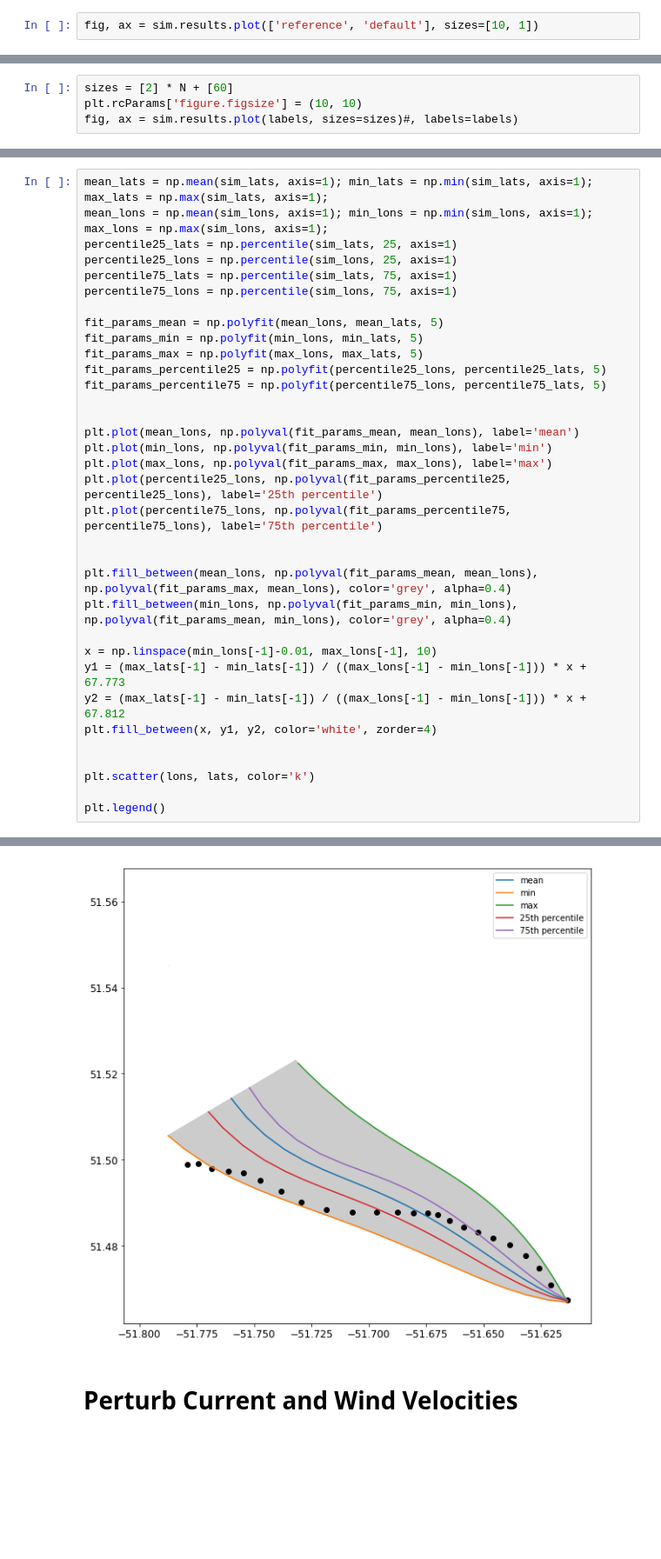
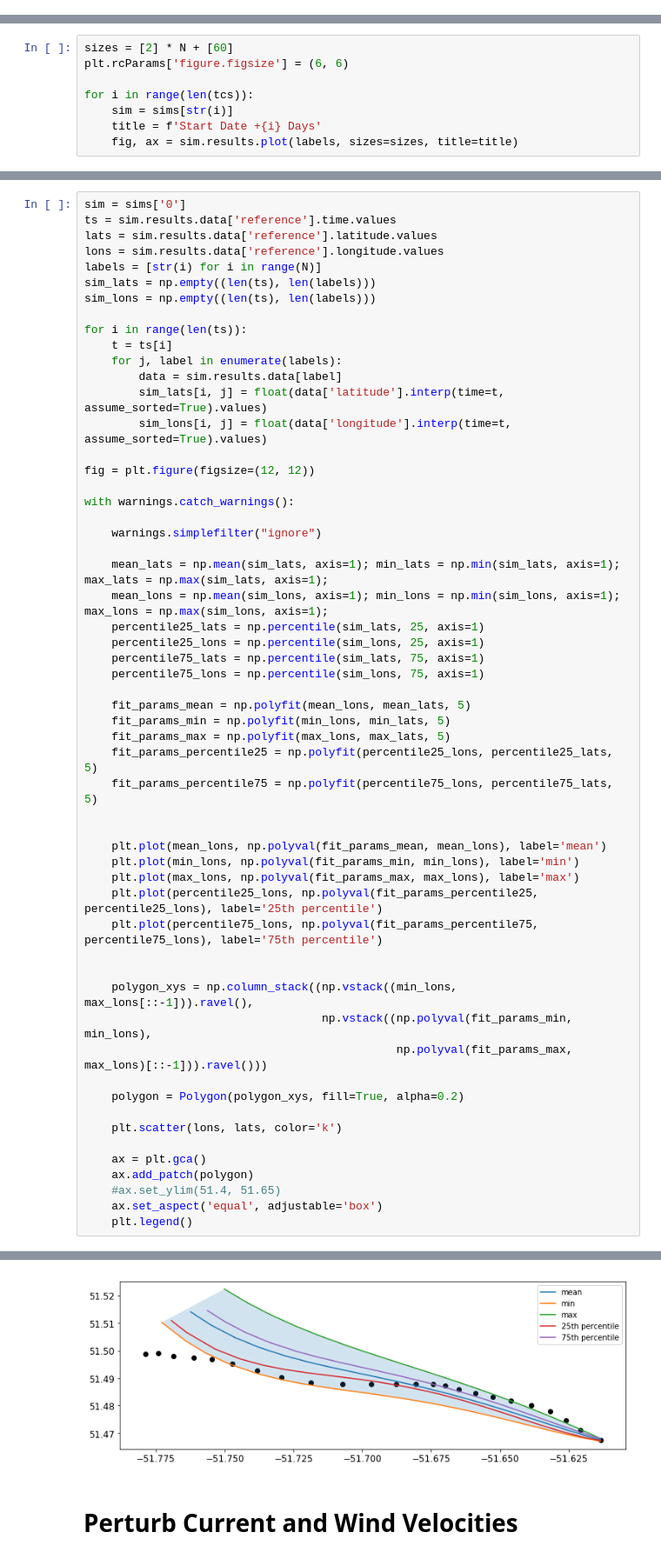
Before and after one commit to jmunroe/IceDEF, a Jupyter notebook: notebooks/ensemble.ipynb, the cells around one changed output, grey strips where cells are left out. Shown at 87% size. Drawn from its saved outputs; the diff is of its cells as text; blank space fills up the shorter version.

```diff
--- a/notebooks/ensemble.ipynb
+++ b/notebooks/ensemble.ipynb
@@ -25,2 +30,0 @@ sim.run_simulation(label='default')
-# %%
-fig, ax = sim.results.plot(['reference', 'default'], sizes=[10, 1])
@@ -38,5 +44,9 @@ labels.append('reference')
 # %%
 sizes = [2] * N + [60]
-plt.rcParams['figure.figsize'] = (10, 10)
-fig, ax = sim.results.plot(labels, sizes=sizes)#, labels=labels)
+plt.rcParams['figure.figsize'] = (6, 6)
+
+for i in range(len(tcs)):
+    sim = sims[str(i)]
+    title = f'Start Date +{i} Days'
+    fig, ax = sim.results.plot(labels, sizes=sizes, title=title)
 # %% [output]
@@ -58,35 +118,57 @@ for i in range(len(ts)):
 # %%
-mean_lats = np.mean(sim_lats, axis=1); min_lats = np.min(sim_lats, axis=1); max_lats = np.max(sim_lats, axis=1);
-mean_lons = np.mean(sim_lons, axis=1); min_lons = np.min(sim_lons, axis=1); max_lons = np.max(sim_lons, axis=1);
-percentile25_lats = np.percentile(sim_lats, 25, axis=1)
-percentile25_lons = np.percentile(sim_lons, 25, axis=1)
-percentile75_lats = np.percentile(sim_lats, 75, axis=1)
-percentile75_lons = np.percentile(sim_lons, 75, axis=1)
+sim = sims['0']
+ts = sim.results.data['reference'].time.values
+lats = sim.results.data['reference'].latitude.values
+lons = sim.results.data['reference'].longitude.values
+labels = [str(i) for i in range(N)]
+sim_lats = np.empty((len(ts), len(labels)))
+sim_lons = np.empty((len(ts), len(labels)))
 
-fit_params_mean = np.polyfit(mean_lons, mean_lats, 5)
-fit_params_min = np.polyfit(min_lons, min_lats, 5)
-fit_params_max = np.polyfit(max_lons, max_lats, 5)
-fit_params_percentile25 = np.polyfit(percentile25_lons, percentile25_lats, 5)
-fit_params_percentile75 = np.polyfit(percentile75_lons, percentile75_lats, 5)
+for i in range(len(ts)):
+    t = ts[i]
+    for j, label in enumerate(labels):
+        data = sim.results.data[label]
+        sim_lats[i, j] = float(data['latitude'].interp(time=t, assume_sorted=True).values)
+        sim_lons[i, j] = float(data['longitude'].interp(time=t, assume_sorted=True).values)
+
+fig = plt.figure(figsize=(12, 12))
+
+with warnings.catch_warnings():
+
+    warnings.simplefilter("ignore")
+
+    mean_lats = np.mean(sim_lats, axis=1); min_lats = np.min(sim_lats, axis=1); max_lats = np.max(sim_lats, axis=1);
+    mean_lons = np.mean(sim_lons, axis=1); min_lons = np.min(sim_lons, axis=1); max_lons = np.max(sim_lons, axis=1);
+    percentile25_lats = np.percentile(sim_lats, 25, axis=1)
+    percentile25_lons = np.percentile(sim_lons, 25, axis=1)
+    percentile75_lats = np.percentile(sim_lats, 75, axis=1)
+    percentile75_lons = np.percentile(sim_lons, 75, axis=1)
+
+    fit_params_mean = np.polyfit(mean_lons, mean_lats, 5)
+    fit_params_min = np.polyfit(min_lons, min_lats, 5)
+    fit_params_max = np.polyfit(max_lons, max_lats, 5)
+    fit_params_percentile25 = np.polyfit(percentile25_lons, percentile25_lats, 5)
+    fit_params_percentile75 = np.polyfit(percentile75_lons, percentile75_lats, 5)
 
 
-plt.plot(mean_lons, np.polyval(fit_params_mean, mean_lons), label='mean')
-plt.plot(min_lons, np.polyval(fit_params_min, min_lons), label='min')
-plt.plot(max_lons, np.polyval(fit_params_max, max_lons), label='max')
-plt.plot(percentile25_lons, np.polyval(fit_params_percentile25, percentile25_lons), label='25th percentile')
-plt.plot(percentile75_lons, np.polyval(fit_params_percentile75, percentile75_lons), label='75th percentile')
+    plt.plot(mean_lons, np.polyval(fit_params_mean, mean_lons), label='mean')
+    plt.plot(min_lons, np.polyval(fit_params_min, min_lons), label='min')
+    plt.plot(max_lons, np.polyval(fit_params_max, max_lons), label='max')
+    plt.plot(percentile25_lons, np.polyval(fit_params_percentile25, percentile25_lons), label='25th percentile')
+    plt.plot(percentile75_lons, np.polyval(fit_params_percentile75, percentile75_lons), label='75th percentile')
 
 
-plt.fill_between(mean_lons, np.polyval(fit_params_mean, mean_lons), np.polyval(fit_params_max, mean_lons), color='grey', alpha=0.4)
-plt.fill_between(min_lons, np.polyval(fit_params_min, min_lons), np.polyval(fit_params_mean, min_lons), color='grey', alpha=0.4)
+    polygon_xys = np.column_stack((np.vstack((min_lons, max_lons[::-1])).ravel(),
+                                   np.vstack((np.polyval(fit_params_min, min_lons),
+                                              np.polyval(fit_params_max, max_lons)[::-1])).ravel()))
 
-x = np.linspace(min_lons[-1]-0.01, max_lons[-1], 10)
-y1 = (max_lats[-1] - min_lats[-1]) / ((max_lons[-1] - min_lons[-1])) * x + 67.773
-y2 = (max_lats[-1] - min_lats[-1]) / ((max_lons[-1] - min_lons[-1])) * x + 67.812
-plt.fill_between(x, y1, y2, color='white', zorder=4)
+    polygon = Polygon(polygon_xys, fill=True, alpha=0.2)
 
+    plt.scatter(lons, lats, color='k')
 
-plt.scatter(lons, lats, color='k')
-
-plt.legend()
+    ax = plt.gca()
+    ax.add_patch(polygon)
+    #ax.set_ylim(51.4, 51.65)
+    ax.set_aspect('equal', adjustable='box')
+    plt.legend()
 # %% [output]
@@ -94,4 +175,4 @@ plt.legend()
-[figure, old version]
+[figure, new version]
 # %% [markdown]
 # Perturb Current and Wind Velocities
 # %%
```
Also changed, not shown: parts of 7 cells of this notebook.
